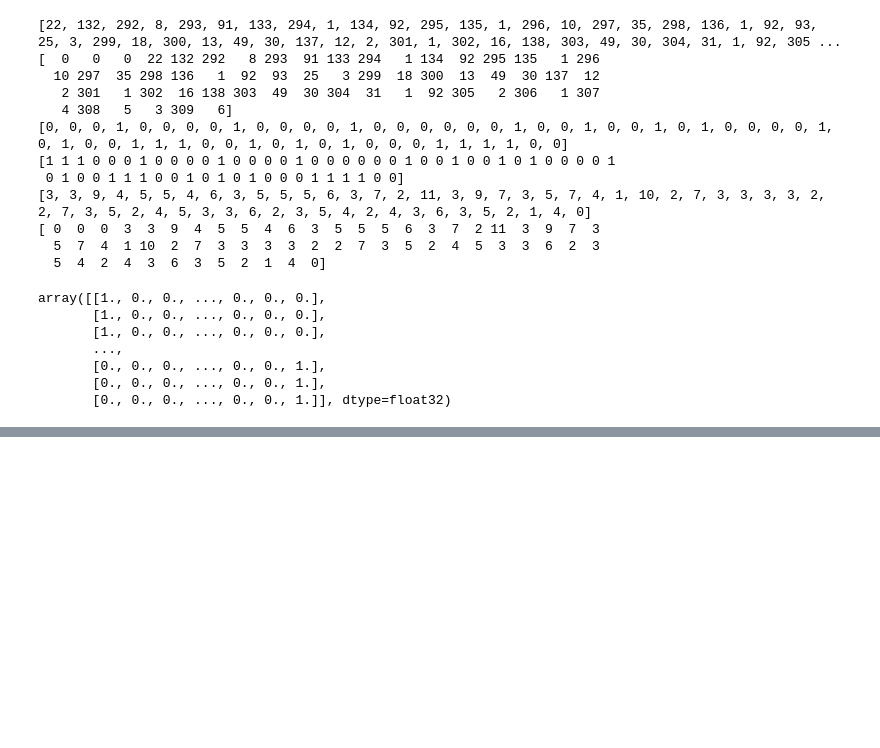
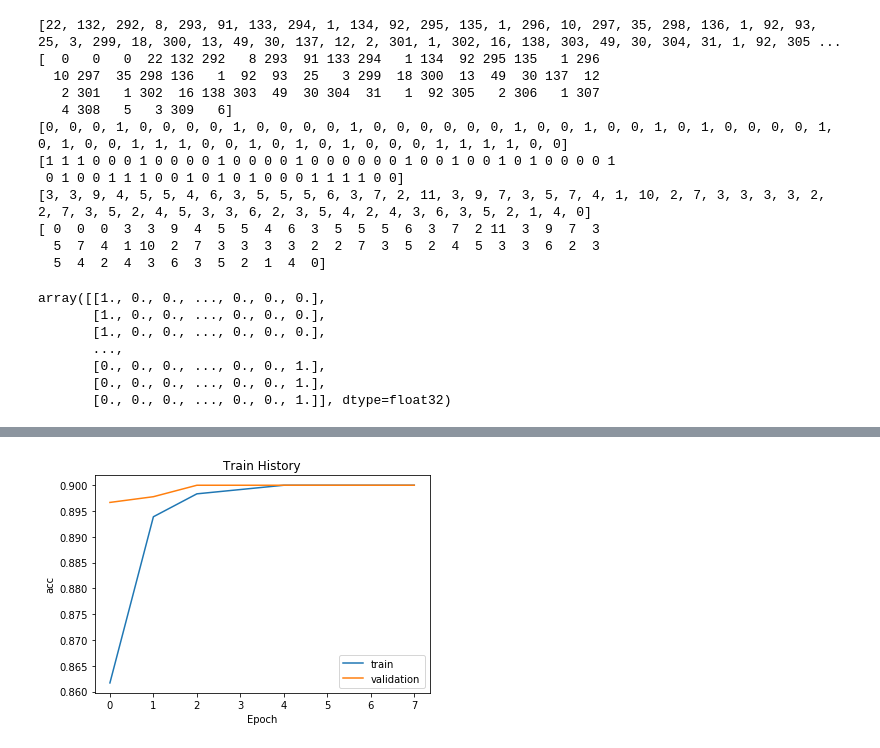
Before and after one commit to wxmgo/eye_movement_in_reading, a Jupyter notebook: readership.ipynb, the cells around one changed output, grey strips where cells are left out. Drawn from its saved outputs; the diff is of its cells as text; code cells hidden in the pictures; blank space fills up the shorter version.

```diff
--- a/readership.ipynb
+++ b/readership.ipynb
@@ -132,8 +132,9 @@ array([[1., 0., 0., ..., 0., 0., 0.],
        [0., 0., 0., ..., 0., 0., 1.],
        [0., 0., 0., ..., 0., 0., 1.]], dtype=float32)
 # %%
-from keras.layers import Input, Embedding, LSTM, Dense,concatenate,Convolution1D,Conv1D,MaxPool1D
+from keras.layers import Input, Embedding, LSTM, Dense,concatenate,Convolution1D,Conv1D,MaxPool1D,Dropout
 from keras.models import Model
+from keras import regularizers
 
 Text_input = Input(shape=(60,), name='text_input')
 x = Embedding(output_dim=32, input_dim=1500, input_length=60)(Text_input)
@@ -148,20 +149,22 @@ Word_Length_input = Input(shape=(60,), name='world_length_input')
 x =concatenate([lstm_out, IA_SKIP_input,Word_Length_input])
 #将辅助输入数据与 LSTM 层的输出连接起来，输入到模型中
 
-x = Dense(32, activation='relu')(x)
+x=Dropout(0.2)(x)
+
+x = Dense(32, activation='relu',kernel_regularizer=regularizers.l2(0.01))(x)
 #x = Dense(32, activation='relu')(x)
 #x = Dense(32, activation='relu')(x)
 # 堆叠多个全连接网络层
 
-main_output = Dense(10, activation='softmax', name='main_output')(x)
+main_output = Dense(10, activation='softmax', name='main_output',kernel_regularizer=regularizers.l2(0.01))(x)
 #输出是softmax，10个节点，对应10个分类标签值
 
 model = Model(inputs=[Text_input, IA_SKIP_input,Word_Length_input], outputs=main_output)
 #定义一个具有两个输入和一个输出的模型
 
-model.compile(loss={'main_output': 'binary_crossentropy'},
-              optimizer='RMSprop', #该优化器通常是面对递归神经网络时的一个良好选择
-             #loss_weights={'main_output': 0.2},
+model.compile(loss='binary_crossentropy',
+              optimizer='RMSprop', #RMSprop该优化器通常是面对递归神经网络时的一个良好选择
+             #loss_weights={'main_output': 1},
               metrics=['accuracy'])
 #现在编译模型
 
@@ -186,7 +189,7 @@ Trainable params: 64,650
 Non-trainable params: 0
 __________________________________________________________________________________________________
 # %%
-model.fit([x_train_Text, x_train_IA_SKIP,x_train_Word_Length],
+train_history=model.fit([x_train_Text, x_train_IA_SKIP,x_train_Word_Length],
           y_TrainOneHot, validation_split=0.2,
           epochs=8, batch_size=16)
 # %% [output]
@@ -213,0 +216,14 @@ Epoch 8/8
+# %%
+import matplotlib.pyplot as plt
+def show_train_history(train_history,train,validation):
+    plt.plot(train_history.history[train])
+    plt.plot(train_history.history[validation])
+    plt.title('Train History')
+    plt.ylabel(train)
+    plt.xlabel('Epoch')
+    plt.legend(['train', 'validation'])
+    plt.show()
+# %%
+show_train_history(train_history,'acc','val_acc')
+# %% [output]
+[figure, added]
```
Also changed, not shown: parts of 4 cells of this notebook.
